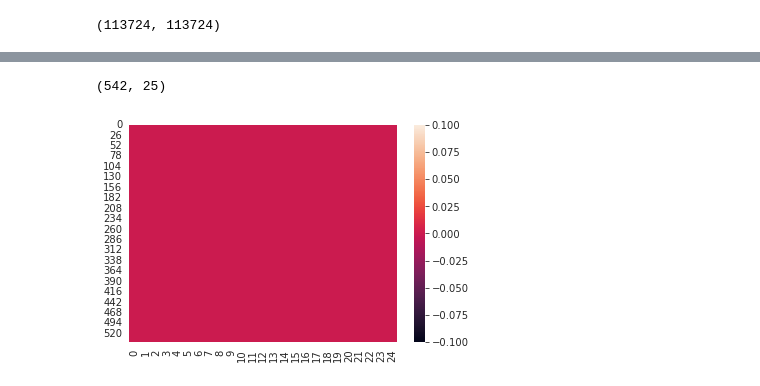
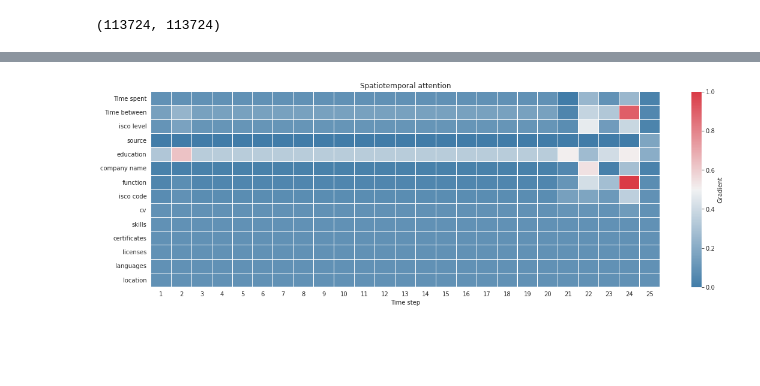
Before and after one commit to maxdata/MSc_thesis, a Jupyter notebook: Explainable/Explainable_CNN.ipynb, the cells around one changed output, grey strips where cells are left out. Drawn from its saved outputs; the diff is of its cells as text; code cells hidden in the pictures; blank space fills up the shorter version.

Commit message:
updated explainable CNN, reimplemented grad-CAM

```diff
--- a/Explainable/Explainable_CNN.ipynb
+++ b/Explainable/Explainable_CNN.ipynb
@@ -912,2 +920,0 @@ def apply_grad_cam(model, target_layer, dataloader, single_batch=False, single_u
-# %%
-cam = apply_grad_cam(cnn, 1, valloader, single_user=True)
@@ -947,25 +921,18 @@ for c, i, j in tqdm(valloader):
-# %%
-# Construct the CAM object once, and then re-use it on many images:
-cam = GradCAM(model=cnn, target_layers=[cnn.conv1d], use_cuda=True)
-
-cmap = sns.diverging_palette(240, 10, n=9, as_cmap=True)
-
-overall = []
-
-for c, i, j in tqdm(valloader):
-    c, i, j = c.to(device), i.to(device), j.to(device)
-
-
-    i = i[0]
-    i = i.unsqueeze(0)
-    i = cnn.create_tensor(i)
-    a = cam(input_tensor=i[0].unsqueeze(0))[0].T
-
-    print(a.shape)
-
-    # a = merge_layers(a, embedding_sizes)
-    sns.heatmap(a)
-    break
-# %% [output]
-(542, 25)
-[figure, removed]
+# %%
+def visualize_gradients(model, layer, full_batch=True, axis="features"):
+    cam = apply_gradcam(model, layer, full_batch=full_batch)
+
+    to_plot = merge_layers(cam, embedding_sizes, axis=axis)
+    if to_plot.max() != 0:
+        to_plot /= to_plot.max()
+
+    cmap = sns.diverging_palette(240, 10, n=9, as_cmap=True)
+
+    plt.figure(figsize=(19, 6))
+    sns.heatmap(to_plot, cmap=cmap, xticklabels=range(1, 26), yticklabels=feature_names, linewidth=0.01, cbar_kws={'label': 'Gradient'})
+    plt.title("Spatiotemporal attention")
+    plt.xlabel("Time step")
+# %%
+visualize_gradients(cnn, cnn.conv2d, full_batch=False)
+# %% [output]
+[figure, added]
```
Also changed, not shown: parts of 19 cells of this notebook, 1 other file.
